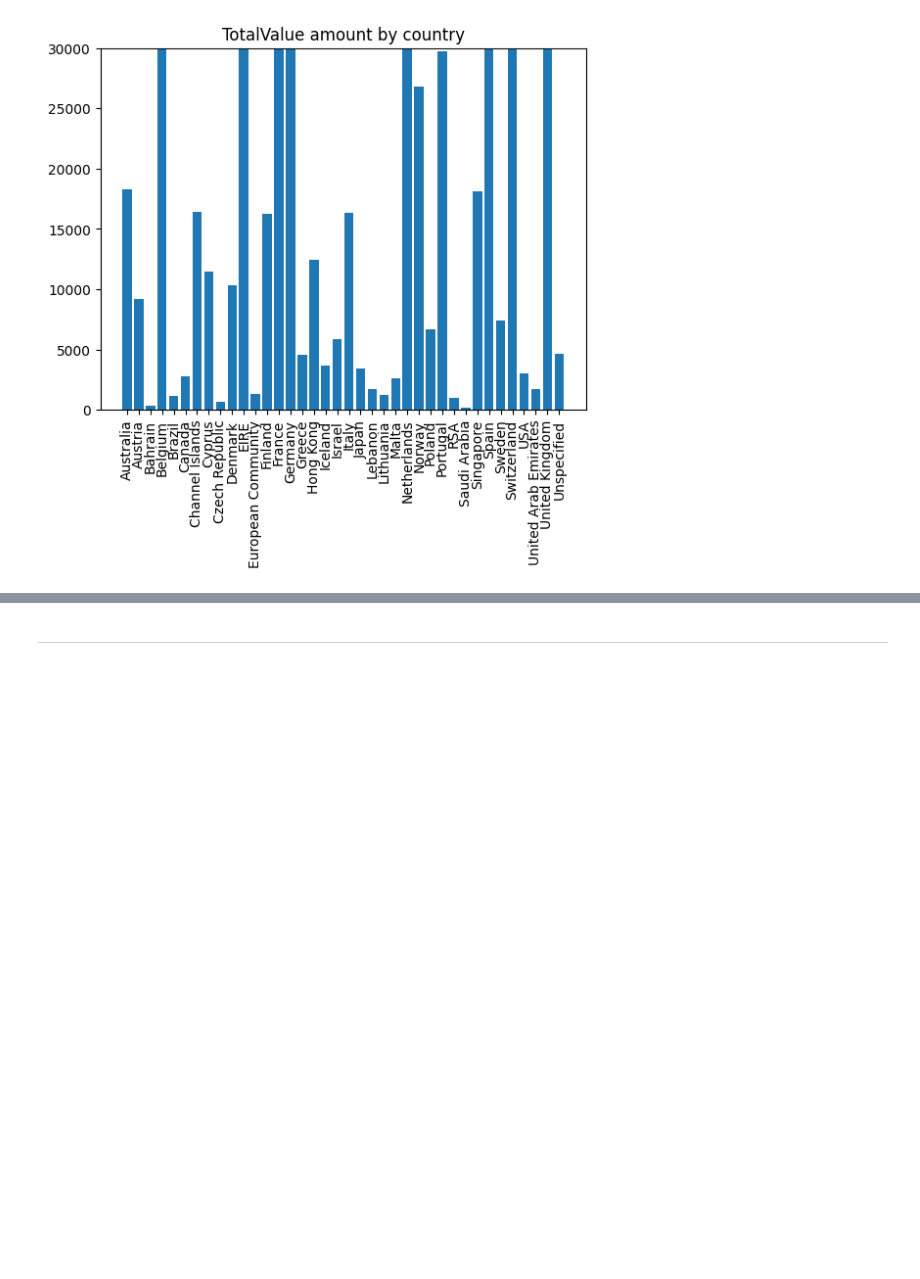
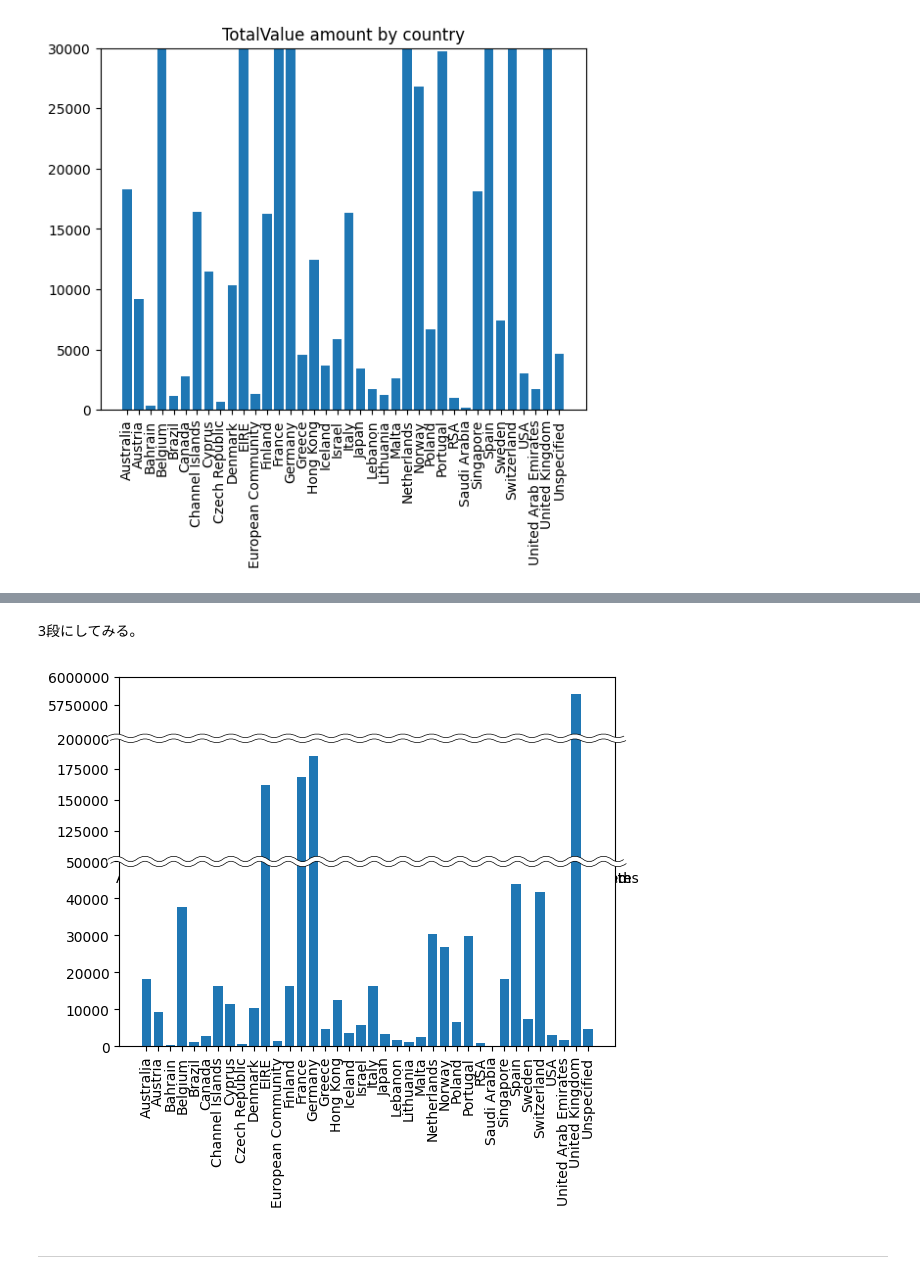
Before and after one commit to Inami-K/datescience_learning, a Jupyter notebook: 購買データ/【データ分析実践】購買データ_のコピー.ipynb, the cells around one changed output, grey strips where cells are left out. Drawn from its saved outputs; the diff is of its cells as text; code cells hidden in the pictures; blank space fills up the shorter version.

```diff
--- a/購買データ/【データ分析実践】購買データ_のコピー.ipynb
+++ b/購買データ/【データ分析実践】購買データ_のコピー.ipynb
@@ -620,3 +677,75 @@ plt.show()
+# %% [markdown]
+3段にしてみる。
+# %%
+x = df_country_totalvalue['Country']
+y = df_country_totalvalue['TotalValue']
+
+fig, ax = plt.subplots(nrows=3, gridspec_kw={'height_ratios':(1,2,3)})
+
+ax[0].bar(x,y) # 上段
+ax[1].bar(x,y) # 中段
+ax[2].bar(x,y) # 下段
+
+# サブプロット間の上下間隔をゼロに設定
+fig.subplots_adjust(hspace=0.0)
+
+# 上段サブプロット
+ax[0].set_ylim(5450000,6000000)  # 区間幅 比率1
+ax[0].set_yticks((5750000,6000000))
+ax[0].spines['bottom'].set_visible(False)
+ax[0].tick_params(axis='x', which='both', bottom=False, labelbottom=False)
+
+# 中段サブプロット
+ax[1].set_ylim(100000,200000)  # 区間幅 比率2
+ax[1].set_yticks([125000,150000,175000,200000])
+ax[1].spines['top'].set_visible(False)
+
+# 上段サブプロット
+ax[2].set_ylim(0,50000)  # 区間幅 比率3
+ax[2].set_yticks([0,10000,20000,30000,40000,50000])
+ax[2].spines['top'].set_visible(False)
+
+## ニョロ線の描画
+d1 = 0.02 # X軸のはみだし量
+d2 = 0.03 # ニョロ波の高さ
+wn = 73   # ニョロ波の数（奇数値を指定）
+
+pp = (0,d2,0,-d2)
+px = np.linspace(-d1,1+d1,wn)
+py = np.array([1+pp[i%4] for i in range(0,wn)])
+p = Path(list(zip(px,py)), [Path.MOVETO]+[Path.CURVE3]*(wn-1))
+
+line1 = mpatches.PathPatch(p, lw=4, edgecolor='black',
+                          facecolor='None', clip_on=False,
+                          transform=ax[1].transAxes, zorder=10)
+
+line2 = mpatches.PathPatch(p,lw=3, edgecolor='white',
+                           facecolor='None', clip_on=False,
+                           transform=ax[1].transAxes, zorder=10,
+                           capstyle='round')
+
+line3 = mpatches.PathPatch(p, lw=4, edgecolor='black',
+                          facecolor='None', clip_on=False,
+                          transform=ax[2].transAxes, zorder=10)
+
+line4 = mpatches.PathPatch(p,lw=3, edgecolor='white',
+                           facecolor='None', clip_on=False,
+                           transform=ax[2].transAxes, zorder=10,
+                           capstyle='round')
+
+a = ax[1].add_patch(line1)
+a = ax[1].add_patch(line2)
+
+a = ax[2].add_patch(line3)
+a = ax[2].add_patch(line4)
+
+for axes in ax:
+    axes.ticklabel_format(style='plain', axis='y')
+
+plt.xticks(rotation=90)
+plt.show()
+# %% [output]
+[figure, added]
 # %% [markdown]
 
 
```
Also changed, not shown: parts of 14 cells of this notebook.
